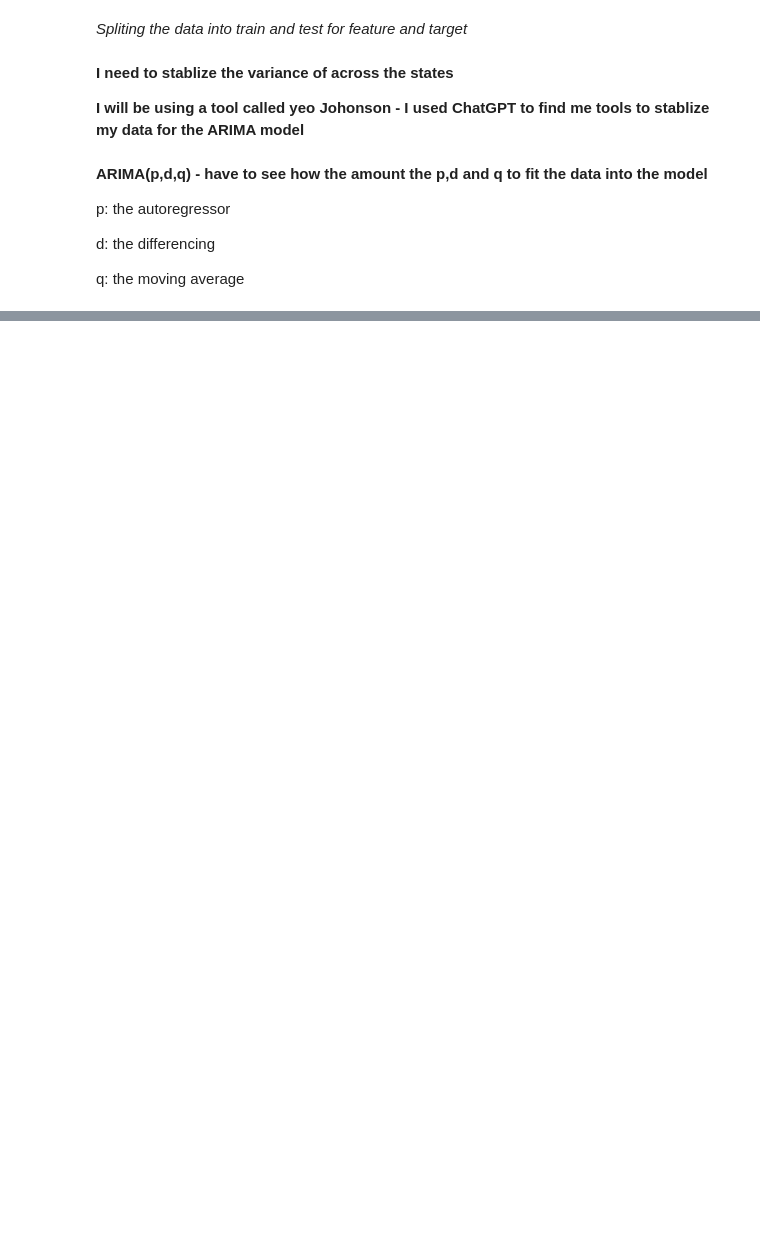
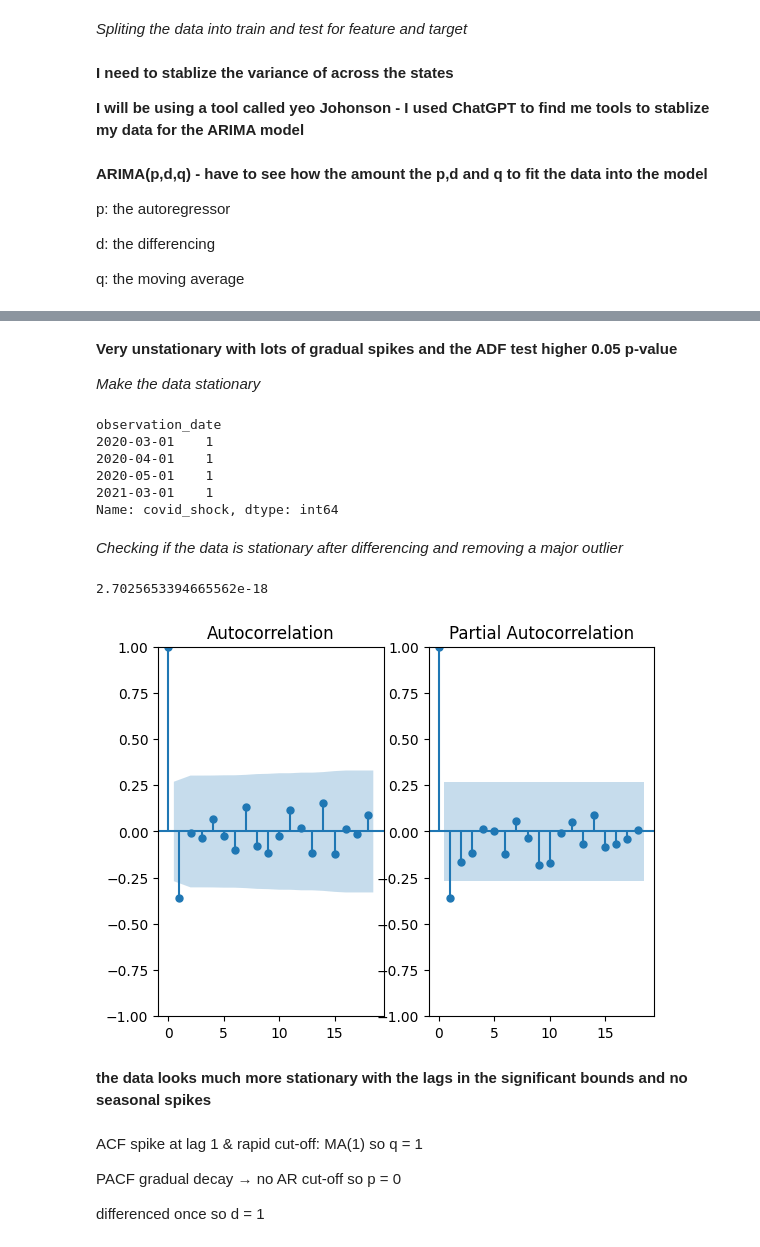
Before and after one commit to DiaHere/Food-and-Beverage-across-all-US-states-Analysis, a Jupyter notebook: notebook.ipynb, the cells around one changed output, grey strips where cells are left out. Cells and saved outputs as stored; diff of their text form; code cells hidden in the pictures; blank space fills up the shorter version.

```diff
--- a/notebook.ipynb
+++ b/notebook.ipynb
@@ -761,0 +666,51 @@ print(int(1e-6))
+# %% [markdown]
+**Very unstationary with lots of gradual spikes and the ADF test higher 0.05 p-value**
+
+*Make the data stationary*
+# %%
+# First remove covid market shock outlier that is creating spikes and therefore making the data unstationary
+# Create a separate covid period series to use it as an exogenous regressor for the model to ignore
+# instead of manually removing the months
+covid_shock = ((y_train_sr.index >= '2020-03-01') & (y_train_sr.index <= '2020-05-01')).astype(int)
+covid_shock = pd.Series(covid_shock, index=y_train_sr.index, name='covid_shock')
+
+
+# There is also a big negaitve spike in march 2021 that is making the data unstationary
+covid_shock.loc[covid_shock.index == '2021-03-01'] = 1
+# %% [output]
+observation_date
+2020-03-01    1
+2020-04-01    1
+2020-05-01    1
+2021-03-01    1
+Name: covid_shock, dtype: int64
+# %%
+# Differencing
+train_diff = y_train_sr.diff().dropna()
+test_diff = y_test_sr.diff().dropna()
+# %% [markdown]
+*Checking if the data is stationary after differencing and removing a major outlier*
+# %%
+# ADF test
+# Must be below 0.05 p-value
+result = adfuller(train_diff)
+result[1]
+# %% [output]
+2.7025653394665562e-18
+# %%
+# Ploting the ACF and PACF
+fig, ax = plt.subplots(1,2)
+
+plot_acf(train_diff, ax = ax[0])
+plot_pacf(train_diff, ax = ax[1])
+plt.show()
+# %% [output]
+[figure, added]
+# %% [markdown]
+**the data looks much more stationary with the lags in the significant bounds and no seasonal spikes**
+# %% [markdown]
+ACF spike at lag 1 & rapid cut-off: MA(1) so q = 1
+
+PACF gradual decay → no AR cut-off so p = 0
+
+differenced once so d = 1
```
Also changed, not shown: parts of 22 cells of this notebook.
